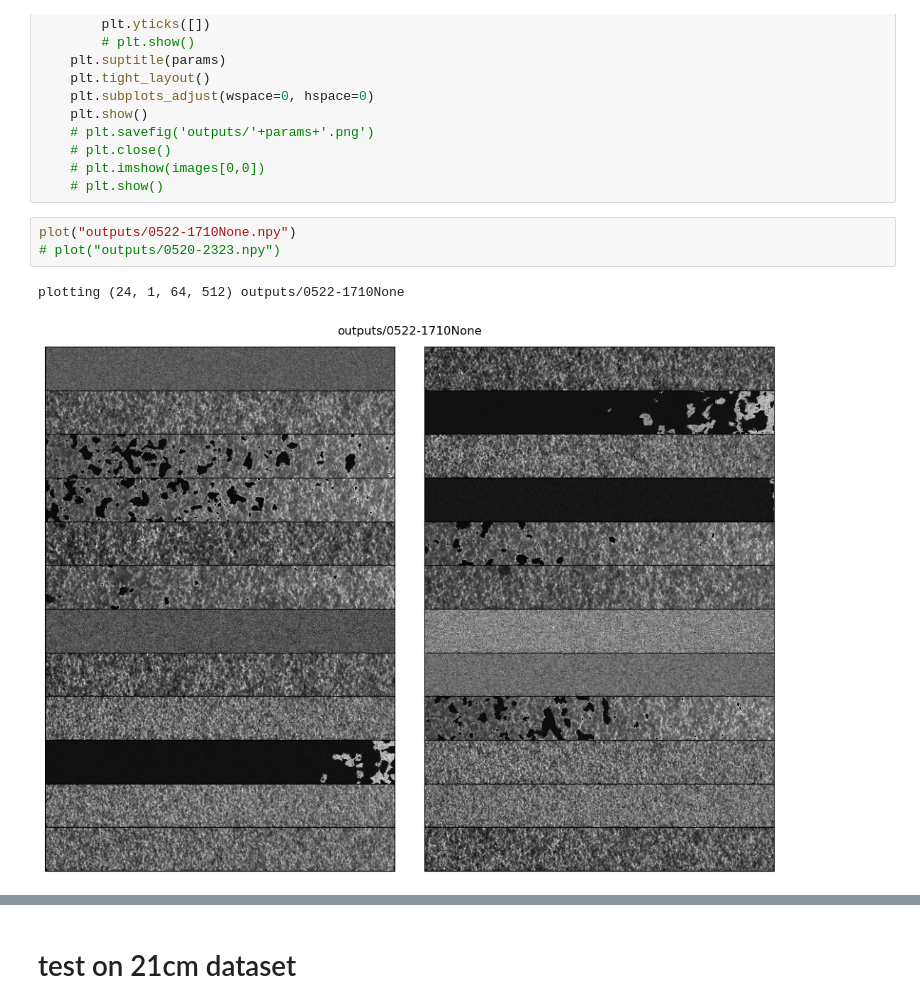
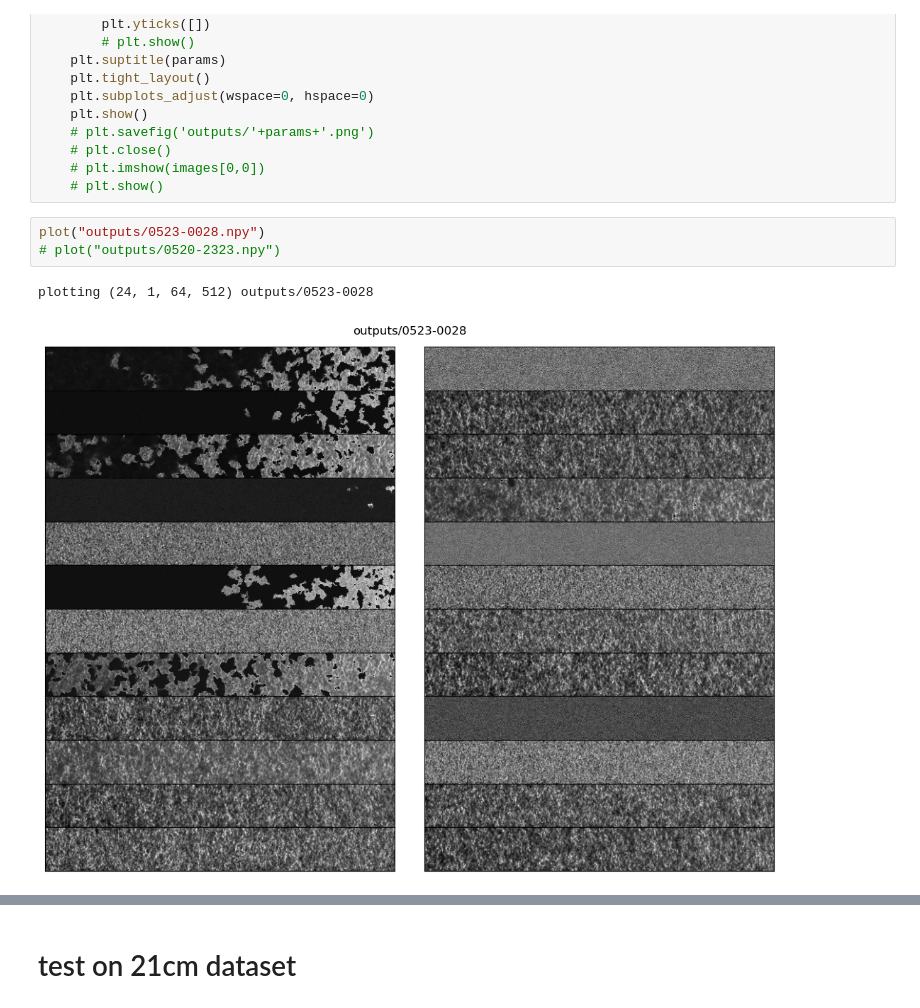
Before and after one commit to Xsmos/ml21cm, a Jupyter notebook: diffusion.ipynb, the cells around one changed output, grey strips where cells are left out. Saved outputs shown, nothing was run; the diff lists cells and outputs as text.

```diff
--- a/diffusion.ipynb
+++ b/diffusion.ipynb
@@ -510,8 +503,8 @@ def plot(filename, row=12, col=2):
     # plt.imshow(images[0,0])
     # plt.show()
 # %%
-plot("outputs/0522-1710None.npy")
+plot("outputs/0523-0028.npy")
 # plot("outputs/0520-2323.npy")
 # %% [output]
-plotting (24, 1, 64, 512) outputs/0522-1710None
+plotting (24, 1, 64, 512) outputs/0523-0028
-[figure, old version]
+[figure, new version]
```
Also changed, not shown: parts of 17 cells of this notebook.
